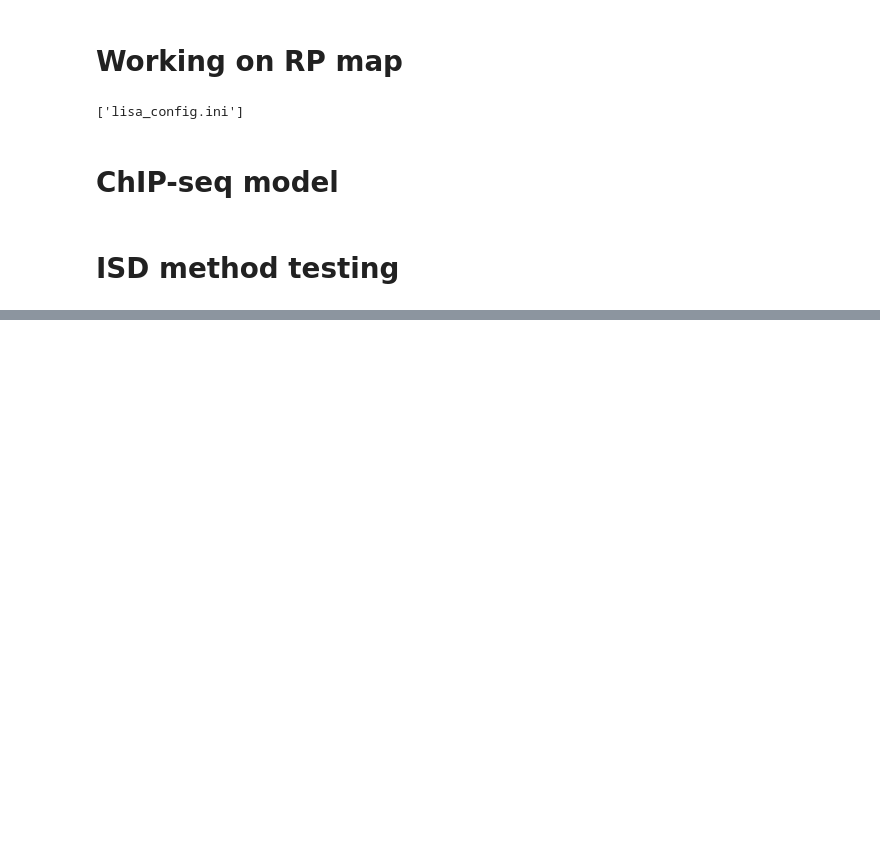
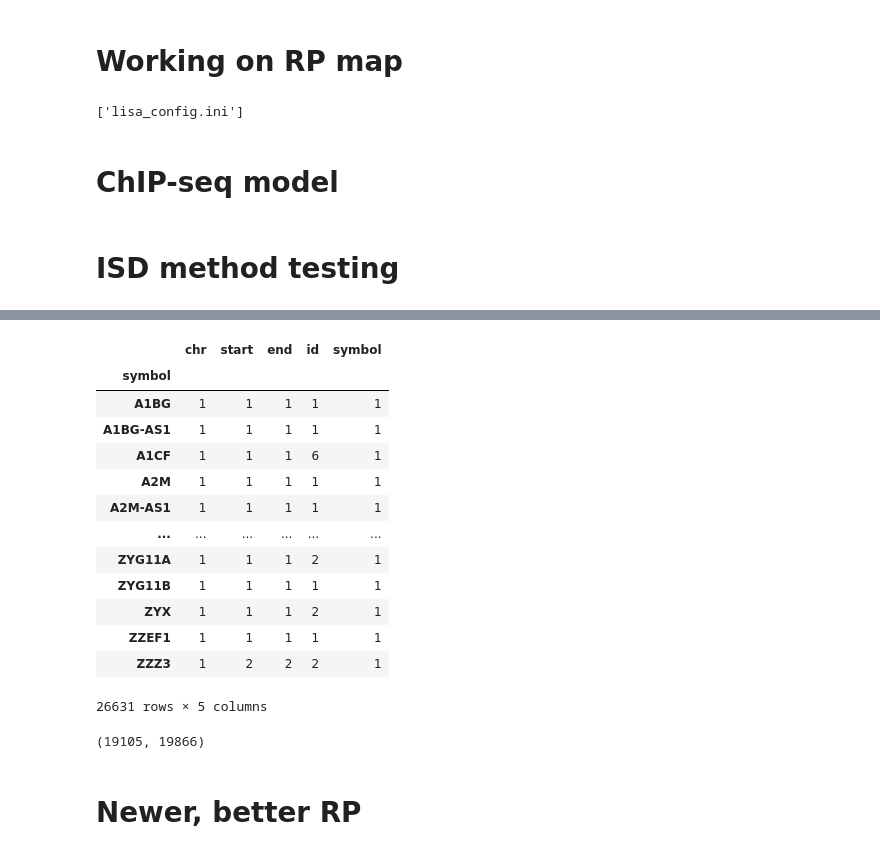
Before and after one commit to AllenWLynch/lisa, a Jupyter notebook: lisa_testing.ipynb, the cells around one changed output, grey strips where cells are left out. Saved outputs shown, nothing was run; the diff lists cells and outputs as text; code cells hidden in the pictures; blank space fills up the shorter version.

```diff
--- a/lisa_testing.ipynb
+++ b/lisa_testing.ipynb
@@ -1181,0 +1309,21 @@ datacube = np.concatenate(knockouts, axis = 2)
+# %%
+gene_ids = pd.read_csv('masterlist.txt', sep = ':', header = None)
+# %%
+gene_ids.columns = ['chr','start','end','id','symbol']
+# %%
+gene_ids.groupby('symbol').nunique()
+# %% [output]
+|  | chr | start | end | id | symbol |
+| symbol |  |  |  |  |  |
+| A1BG | 1 | 1 | 1 | 1 | 1 |
+| A1BG-AS1 | 1 | 1 | 1 | 1 | 1 |
+| A1CF | 1 | 1 | 1 | 6 | 1 |
+| A2M | 1 | 1 | 1 | 1 | 1 |
+| A2M-AS1 | 1 | 1 | 1 | 1 | 1 |
+| ... | ... | ... | ... | ... | ... |
+| ZYG11A | 1 | 1 | 1 | 2 | 1 |
+| ZYG11B | 1 | 1 | 1 | 1 | 1 |
+| ZYX | 1 | 1 | 1 | 2 | 1 |
+| ZZEF1 | 1 | 1 | 1 | 1 | 1 |
+| ZZZ3 | 1 | 2 | 2 | 2 | 1 |
+26631 rows × 5 columns
@@ -1181,0 +1332,6 @@ datacube = np.concatenate(knockouts, axis = 2)
+# %%
+len(set(tad_data.geneName).intersection([l.split(':')[-1] for l in masterlist])), len(tad_data)
+# %% [output]
+(19105, 19866)
+# %% [markdown]
+# Newer, better RP
```
Also changed, not shown: parts of 44 cells of this notebook, 9 other files.
